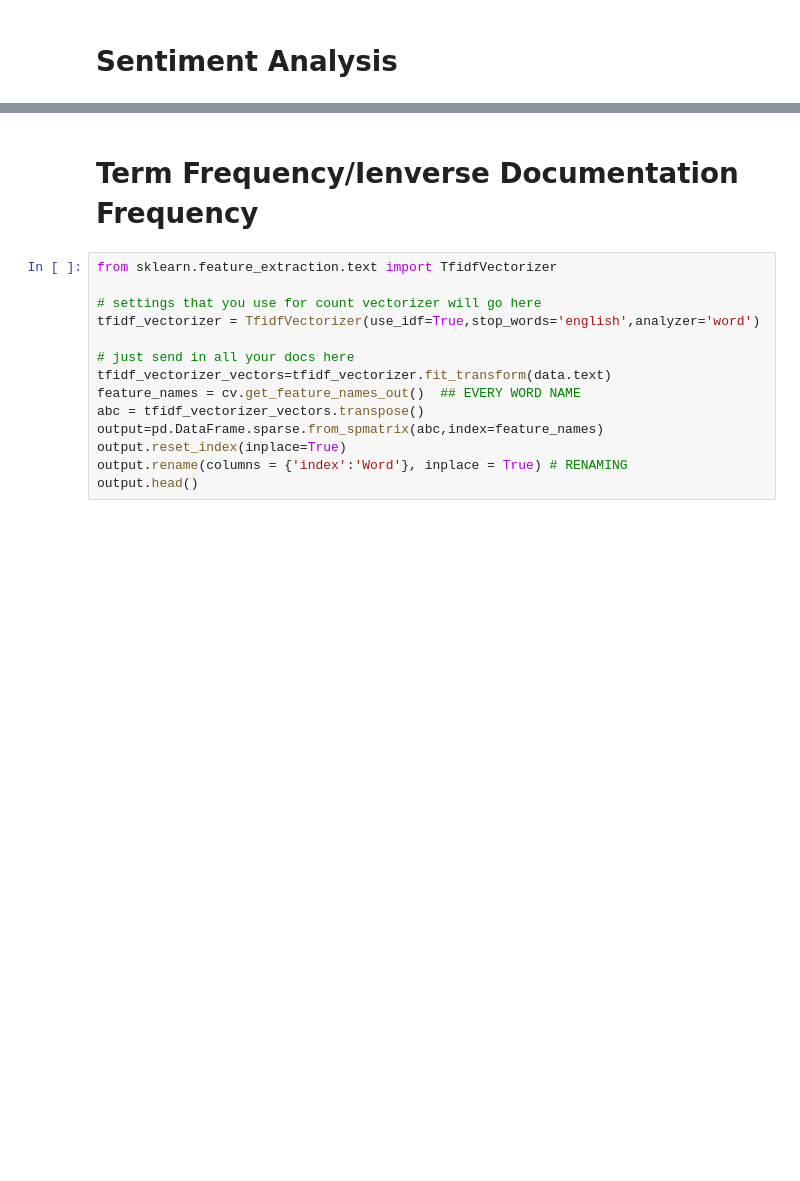
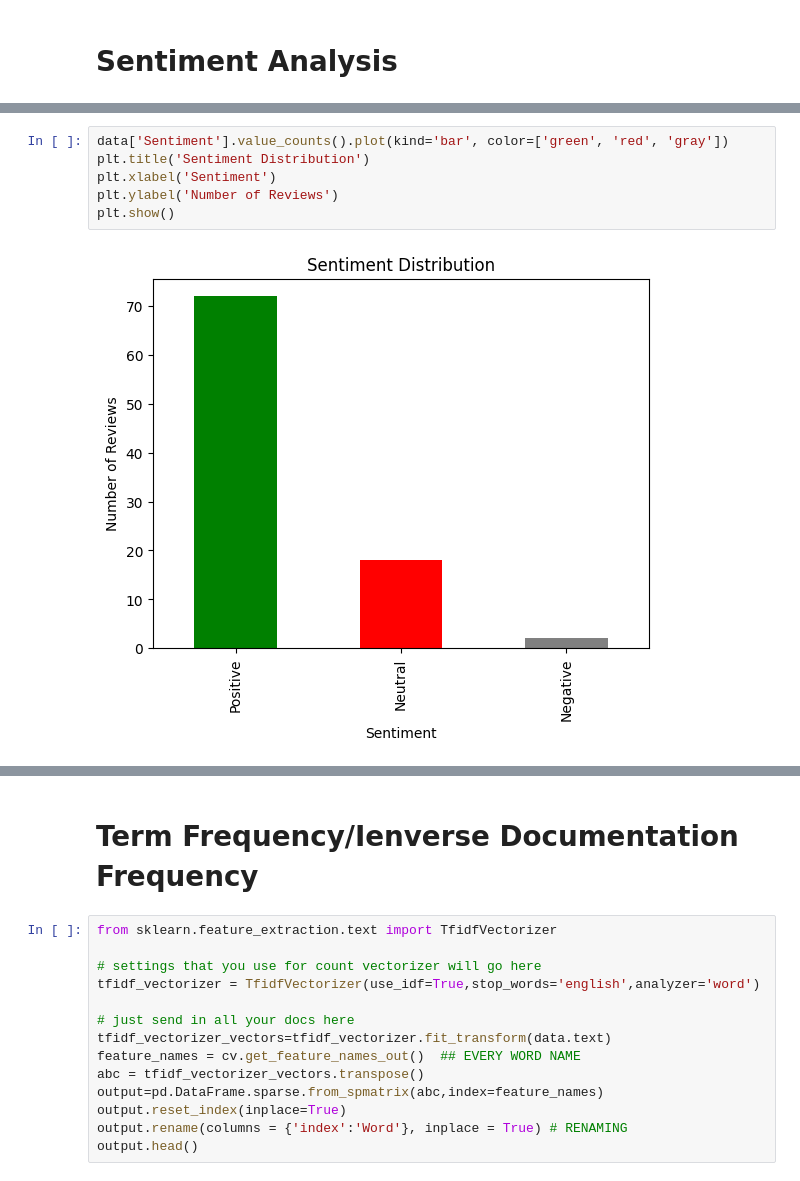
Before and after one commit to aditi1052/-Flipkart-Review-Scraper-Sentiment-Analyzer, a Jupyter notebook: Fipkart_Model.ipynb, the cells around one changed output, grey strips where cells are left out. Saved outputs shown, nothing was run; the diff lists cells and outputs as text; blank space fills up the shorter version.

```diff
--- a/Fipkart_Model.ipynb
+++ b/Fipkart_Model.ipynb
@@ -389 +398,9 @@ data.head(5)
+# %%
+data['Sentiment'].value_counts().plot(kind='bar', color=['green', 'red', 'gray'])
+plt.title('Sentiment Distribution')
+plt.xlabel('Sentiment')
+plt.ylabel('Number of Reviews')
+plt.show()
+# %% [output]
+[figure, added]
 # %%
```
Also changed, not shown: parts of 34 cells of this notebook.
